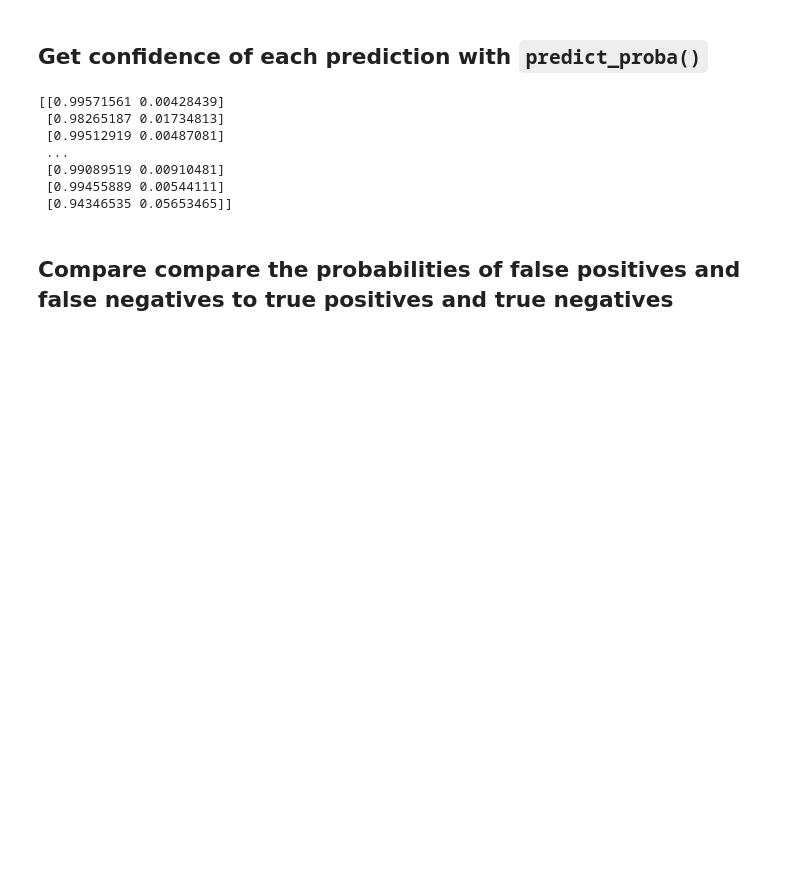
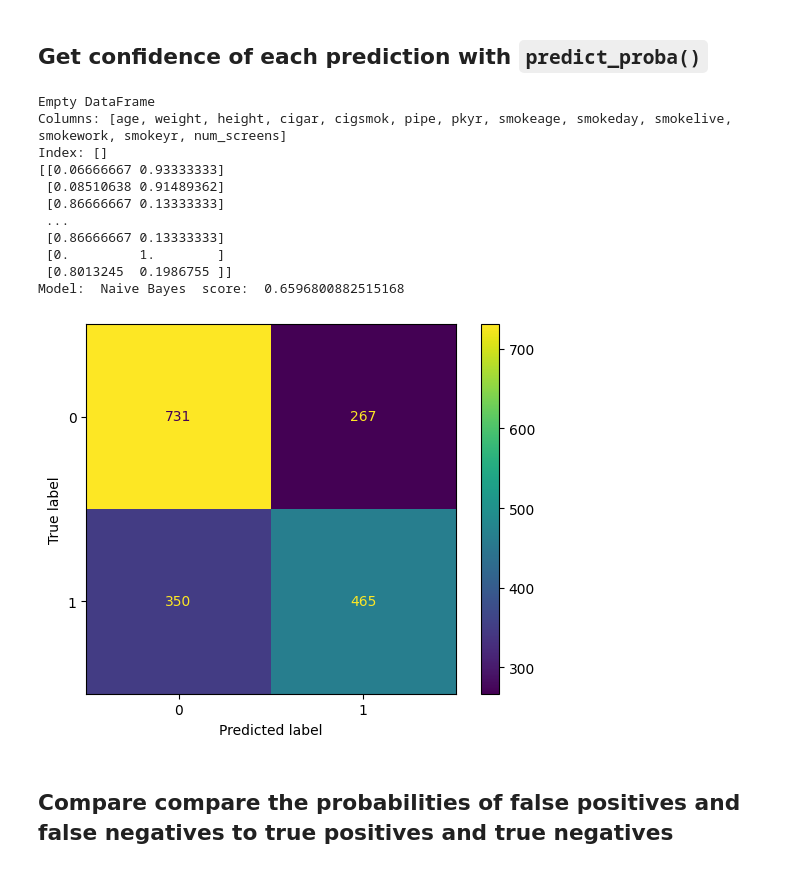
Before and after one commit to wkenned1/codespaces-jupyter, a Jupyter notebook: notebooks/risk-factor-classifier.ipynb, the cells around one changed output. Saved outputs shown, nothing was run; the diff lists cells and outputs as text; code cells hidden in the pictures; blank space fills up the shorter version.

```diff
--- a/notebooks/risk-factor-classifier.ipynb
+++ b/notebooks/risk-factor-classifier.ipynb
@@ -172,23 +165,40 @@ Model:  Naive Bayes  score:  0.9269036500524159
 # %% [markdown]
 ## Get confidence of each prediction with `predict_proba()`
-# %%
-# model = SVC(kernel="linear", C=0.025, random_state=42, probability=True)
-model = GaussianNB()
-
-model = make_pipeline(StandardScaler(), model)
-model.fit(X_train, y_train)
-y_pred = model.predict(X_test)
-y_pred_prob = model.predict_proba(X_test)
-
-print(y_pred_prob)
-# %% [output]
-[[0.99571561 0.00428439]
- [0.98265187 0.01734813]
- [0.99512919 0.00487081]
- ...
- [0.99089519 0.00910481]
- [0.99455889 0.00544111]
- [0.94346535 0.05653465]]
+# %%
+# model = SVC(kernel="linear", C=0.025, random_state=42, probability=True)
+model = DecisionTreeClassifier(max_depth=10, random_state=42)
+
+model = make_pipeline(StandardScaler(), model)
+# print(X_train.loc[X_train.apply(lambda row: all(value >= 0 for value in row), axis=1)])
+# print(y_train.loc[y_train.apply(lambda row: all(value >= 0 for value in row), axis=1)])
+# ['age', 'weight', 'height', "cigar","cigsmok","pipe","pkyr","smokeage","smokeday","smokelive","smokework","smokeyr","num_screens"]
+print(X_train[X_train['num_screens'] < 0])
+model.fit(X_train, y_train)
+y_pred_prob = model.predict_proba(X_test)
+
+print(y_pred_prob)
+
+y_pred = clf.predict(normalize(X_test))
+
+score = accuracy_score(y_test, y_pred)
+conf_matrix = confusion_matrix(y_test, y_pred)
+disp = ConfusionMatrixDisplay(confusion_matrix=conf_matrix, display_labels=clf.classes_)
+disp.plot()
+# score = clf.score(X_test, y_test)
+print("Model: ", name, " score: ", score)
+# %% [output]
+Empty DataFrame
+Columns: [age, weight, height, cigar, cigsmok, pipe, pkyr, smokeage, smokeday, smokelive, smokework, smokeyr, num_screens]
+Index: []
+[[0.06666667 0.93333333]
+ [0.08510638 0.91489362]
+ [0.86666667 0.13333333]
+ ...
+ [0.86666667 0.13333333]
+ [0.         1.        ]
+ [0.8013245  0.1986755 ]]
+Model:  Naive Bayes  score:  0.6596800882515168
+[figure, added]
 # %% [markdown]
 ## Compare compare the probabilities of false positives and false negatives to true positives and true negatives
 # %%
```
Also changed, not shown: parts of 6 cells of this notebook.
